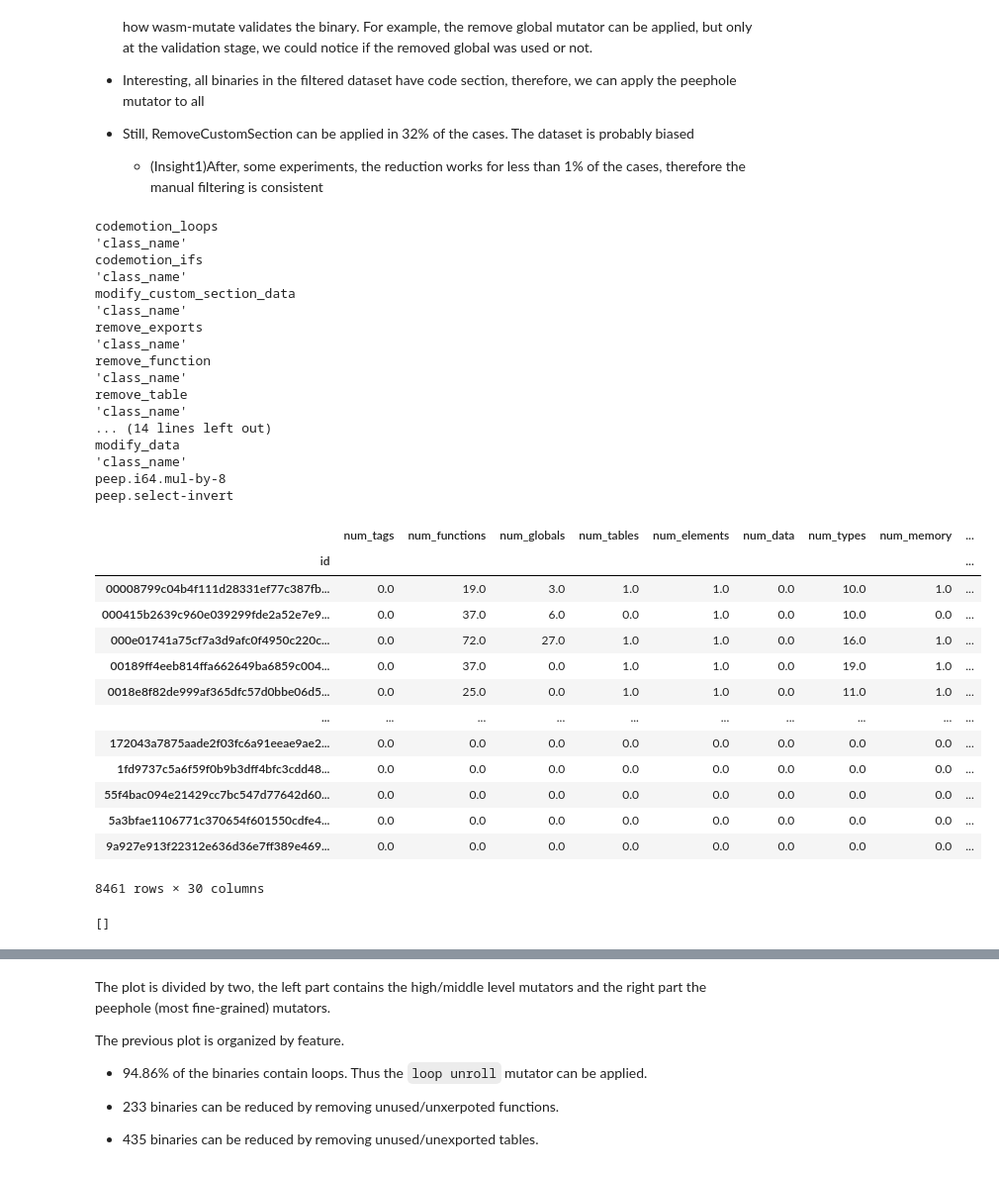
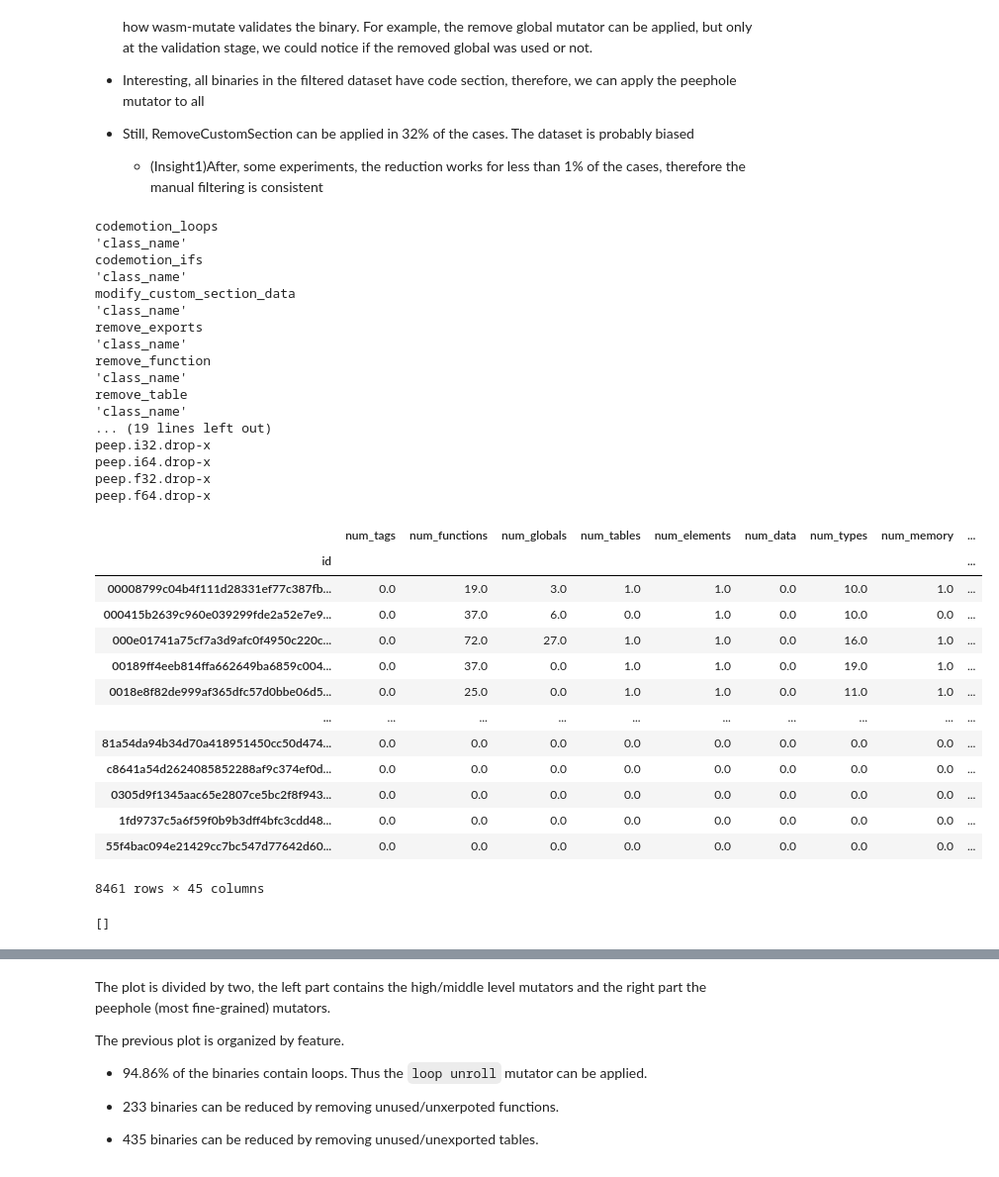
Before and after one commit to ASSERT-KTH/wasm_evasion, a Jupyter notebook: notebooks/RQ1.ipynb, the cells around one changed output, grey strips where cells are left out. Shown at 99% size. Cells and saved outputs as stored; diff of their text form; code cells hidden in the pictures.

Commit message:
More data

```diff
--- a/notebooks/RQ1.ipynb
+++ b/notebooks/RQ1.ipynb
@@ -74,6 +74,11 @@ files = (
     # Peep hole level
     [ "peep.i64.mul-by-8", "i64.mul-by-8.csv" ],
     [ "peep.select-invert", "select-invert.csv" ],
+    [ "peep.i64.add-x-x", "i64.add-x-x.csv"],
+    [ "peep.i32.drop-x", "i32.drop-x.csv"],
+    [ "peep.i64.drop-x", "i64.drop-x.csv"],
+    [ "peep.f32.drop-x", "f32.drop-x.csv"],
+    [ "peep.f64.drop-x", "f64.drop-x.csv"],
 )
 alldf = pd.DataFrame()
 
@@ -85,44 +90,44 @@ for n, f in files:
 # Replace 0 by non mutable :|
 alldf=alldf.fillna(0)
 alldf = alldf.loc[:,~alldf.columns.duplicated()].copy()
 
 display(alldf)
 
 alldf.to_csv("all.csv")
 
 print(ratios)
 # %% [output]
 codemotion_loops
 'class_name'
 codemotion_ifs
 'class_name'
 modify_custom_section_data
 'class_name'
 remove_exports
 'class_name'
 remove_function
 'class_name'
 remove_table
 'class_name'
-... (14 lines left out)
-modify_data
-'class_name'
-peep.i64.mul-by-8
-peep.select-invert
+... (19 lines left out)
+peep.i32.drop-x
+peep.i64.drop-x
+peep.f32.drop-x
+peep.f64.drop-x
 |  | num_tags | num_functions | num_globals | num_tables | num_elements | num_data | num_types | num_memory | ... |
 | id |  |  |  |  |  |  |  |  | ... |
 | 00008799c04b4f111d28331ef77c387fb... | 0.0 | 19.0 | 3.0 | 1.0 | 1.0 | 0.0 | 10.0 | 1.0 | ... |
 | 000415b2639c960e039299fde2a52e7e9... | 0.0 | 37.0 | 6.0 | 0.0 | 1.0 | 0.0 | 10.0 | 0.0 | ... |
 | 000e01741a75cf7a3d9afc0f4950c220c... | 0.0 | 72.0 | 27.0 | 1.0 | 1.0 | 0.0 | 16.0 | 1.0 | ... |
 | 00189ff4eeb814ffa662649ba6859c004... | 0.0 | 37.0 | 0.0 | 1.0 | 1.0 | 0.0 | 19.0 | 1.0 | ... |
 | 0018e8f82de999af365dfc57d0bbe06d5... | 0.0 | 25.0 | 0.0 | 1.0 | 1.0 | 0.0 | 11.0 | 1.0 | ... |
 | ... | ... | ... | ... | ... | ... | ... | ... | ... | ... |
-| 172043a7875aade2f03fc6a91eeae9ae2... | 0.0 | 0.0 | 0.0 | 0.0 | 0.0 | 0.0 | 0.0 | 0.0 | ... |
+| 81a54da94b34d70a418951450cc50d474... | 0.0 | 0.0 | 0.0 | 0.0 | 0.0 | 0.0 | 0.0 | 0.0 | ... |
+| c8641a54d2624085852288af9c374ef0d... | 0.0 | 0.0 | 0.0 | 0.0 | 0.0 | 0.0 | 0.0 | 0.0 | ... |
+| 0305d9f1345aac65e2807ce5bc2f8f943... | 0.0 | 0.0 | 0.0 | 0.0 | 0.0 | 0.0 | 0.0 | 0.0 | ... |
 | 1fd9737c5a6f59f0b9b3dff4bfc3cdd48... | 0.0 | 0.0 | 0.0 | 0.0 | 0.0 | 0.0 | 0.0 | 0.0 | ... |
 | 55f4bac094e21429cc7bc547d77642d60... | 0.0 | 0.0 | 0.0 | 0.0 | 0.0 | 0.0 | 0.0 | 0.0 | ... |
-| 5a3bfae1106771c370654f601550cdfe4... | 0.0 | 0.0 | 0.0 | 0.0 | 0.0 | 0.0 | 0.0 | 0.0 | ... |
-| 9a927e913f22312e636d36e7ff389e469... | 0.0 | 0.0 | 0.0 | 0.0 | 0.0 | 0.0 | 0.0 | 0.0 | ... |
-8461 rows × 30 columns
+8461 rows × 45 columns
 []
 # %%
 # import and set figure size
```
Also changed, not shown: parts of 2 cells of this notebook.
